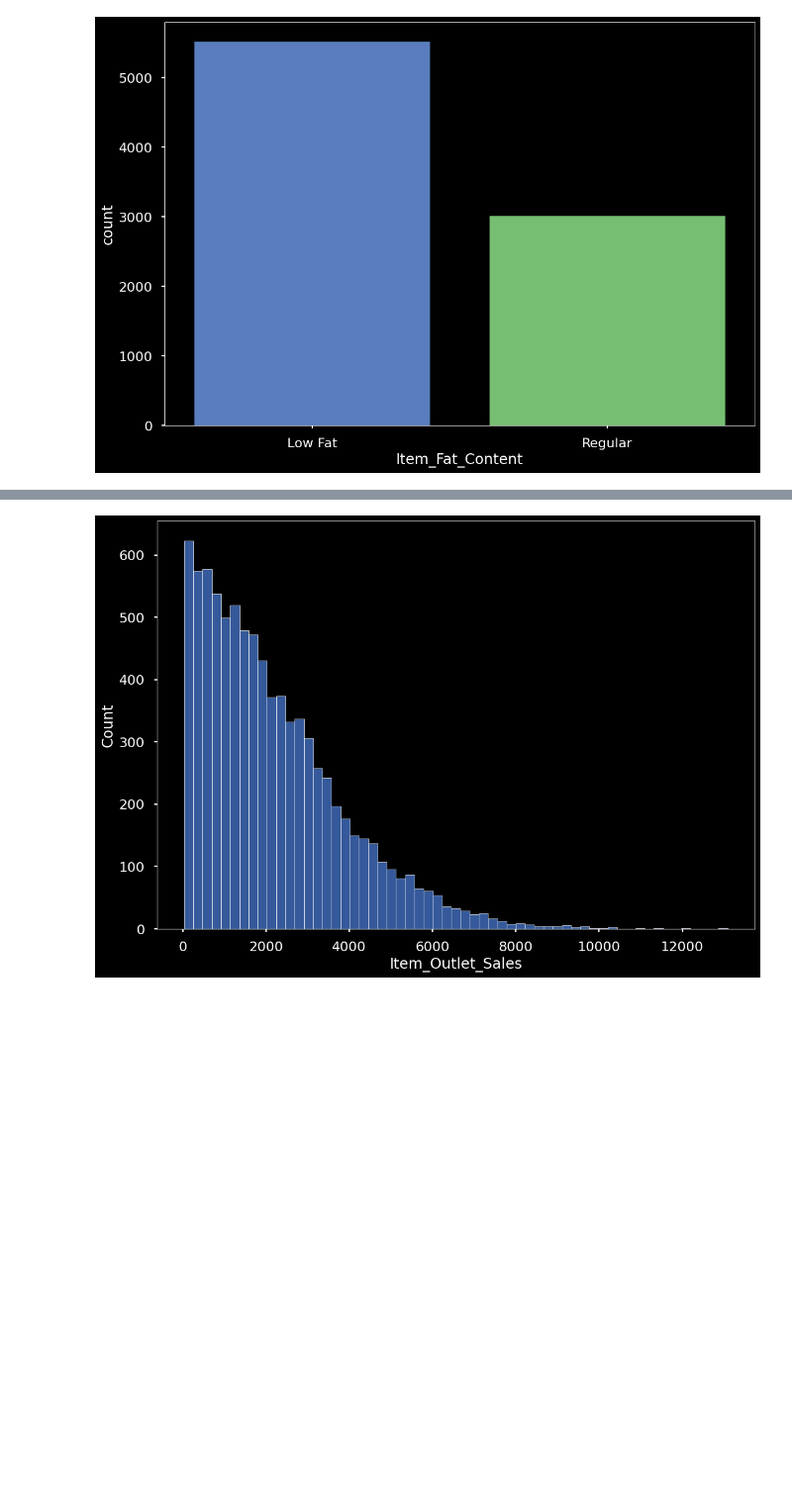
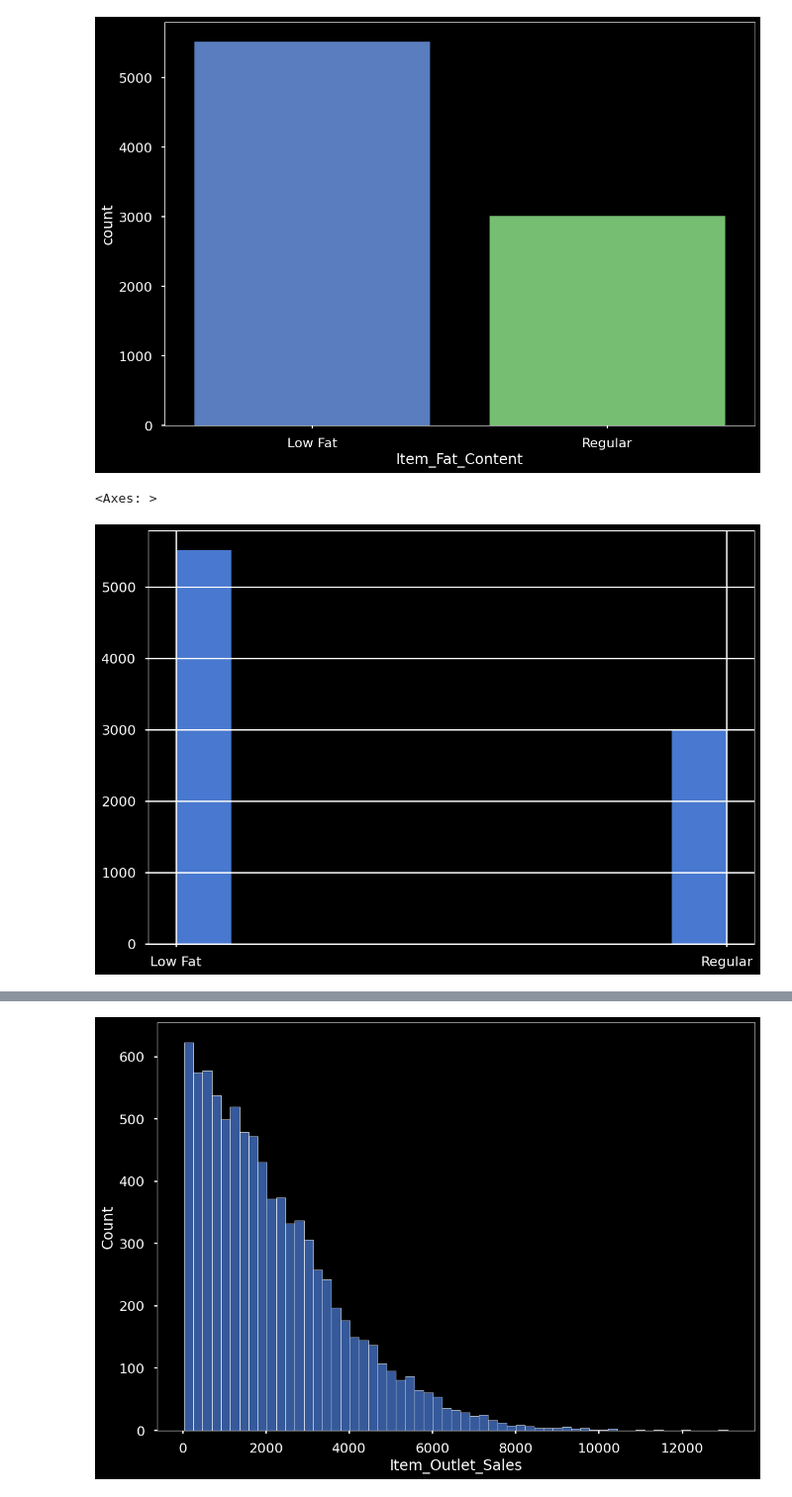
Before and after one commit to davegbade/Prediction-of-Product-Sales, a Jupyter notebook: Prediction of Product Sales.ipynb, the cells around one changed output, grey strips where cells are left out. Shown at 99% size. Cells and saved outputs as stored; diff of their text form; code cells hidden in the pictures; blank space fills up the shorter version.

```diff
--- a/Prediction of Product Sales.ipynb
+++ b/Prediction of Product Sales.ipynb
@@ -327,3 +327,9 @@ Name: Item_Fat_Content, dtype: int64
 ax = sns.countplot(data = df_sale_predictions, x = 'Item_Fat_Content');
 # %% [output]
 [figure]
+# %%
+# Create histogram for Item_Fat_Content
+df_sale_predictions['Item_Fat_Content'].hist()
+# %% [output]
+<Axes: >
+[figure, added]
```
Also changed, not shown: parts of 10 cells of this notebook.
